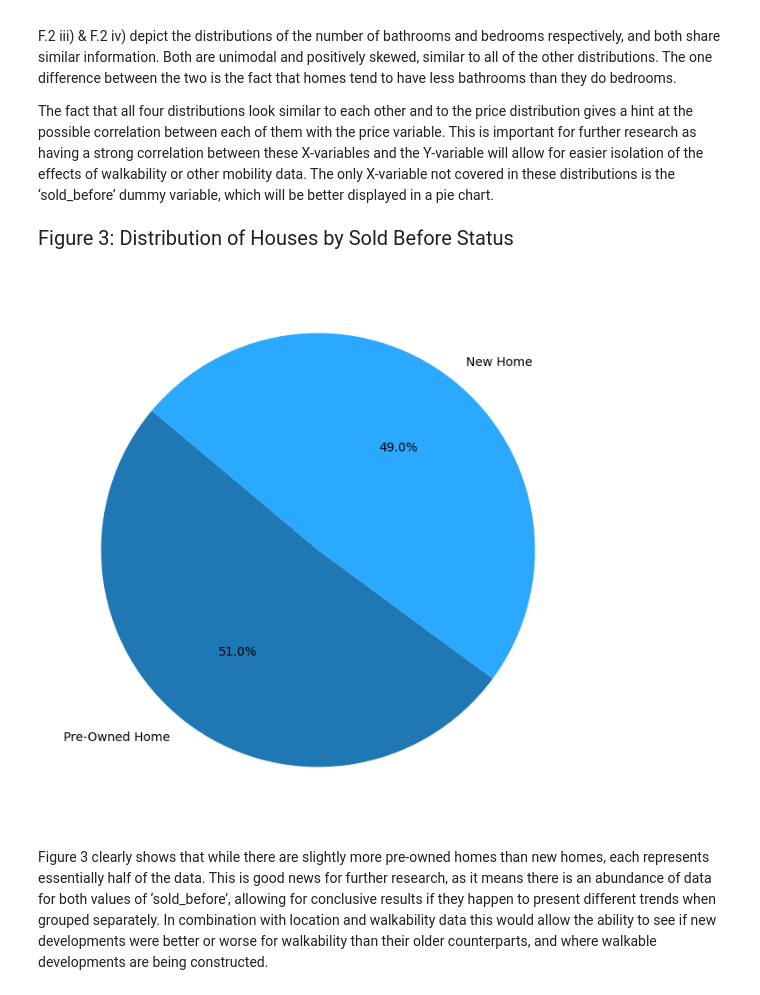
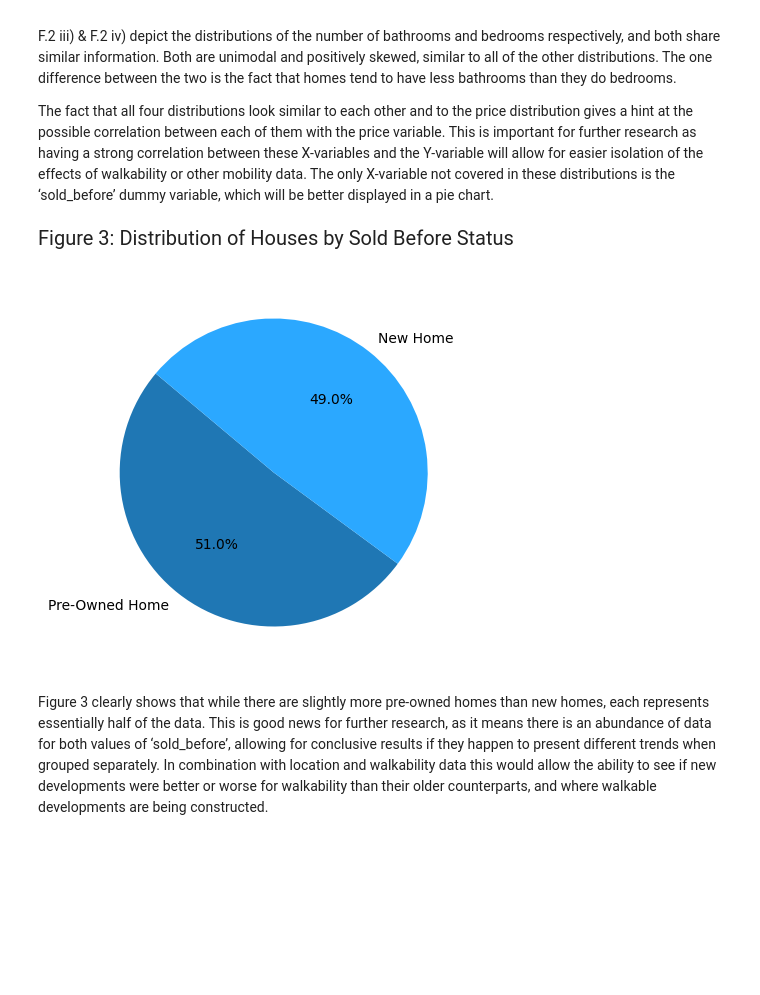
Before and after one commit to ECO225-W2024/project-one-code-S-O-Ahn, a Jupyter notebook: Project 1.ipynb, the cells around one changed output. Drawn from its saved outputs; the diff is of its cells as text; code cells hidden in the pictures; blank space fills up the shorter version.

```diff
--- a/Project 1.ipynb
+++ b/Project 1.ipynb
@@ -204,19 +215,19 @@ The fact that all four distributions look similar to each other and to the price
 # %%
 display(HTML('<div style="font-size: 20px">Figure 3: Distribution of Houses by Sold Before Status</div>'))
 sold_counts = df['sold_before'].value_counts()
 
 labels = ['Pre-Owned Home', 'New Home']
 
 colors = ['#1f77b4','#2ba8ff']
 
-fig, ax_status = plt.subplots(figsize=(8,8))
+fig, ax_status = plt.subplots(figsize=(5,5))
 # Create pie chart
 ax_status.pie(sold_counts, labels=labels, colors=colors, autopct='%1.1f%%', startangle=140)
 
 plt.show()
 # %% [output]
 Figure 3: Distribution of Houses by Sold Before Status
-[figure, old version]
+[figure, new version]
 # %% [markdown]
 Figure 3 clearly shows that while there are slightly more pre-owned homes than new homes, each represents essentially half of the data. This is good news for further research, as it means there is an abundance of data for both values of ‘sold_before’, allowing for conclusive results if they happen to present different trends when grouped separately. In combination with location and walkability data this would allow the ability to see if new developments were better or worse for walkability than their older counterparts, and where walkable developments are being constructed.
 # %%
```
Also changed, not shown: parts of 3 cells of this notebook.
